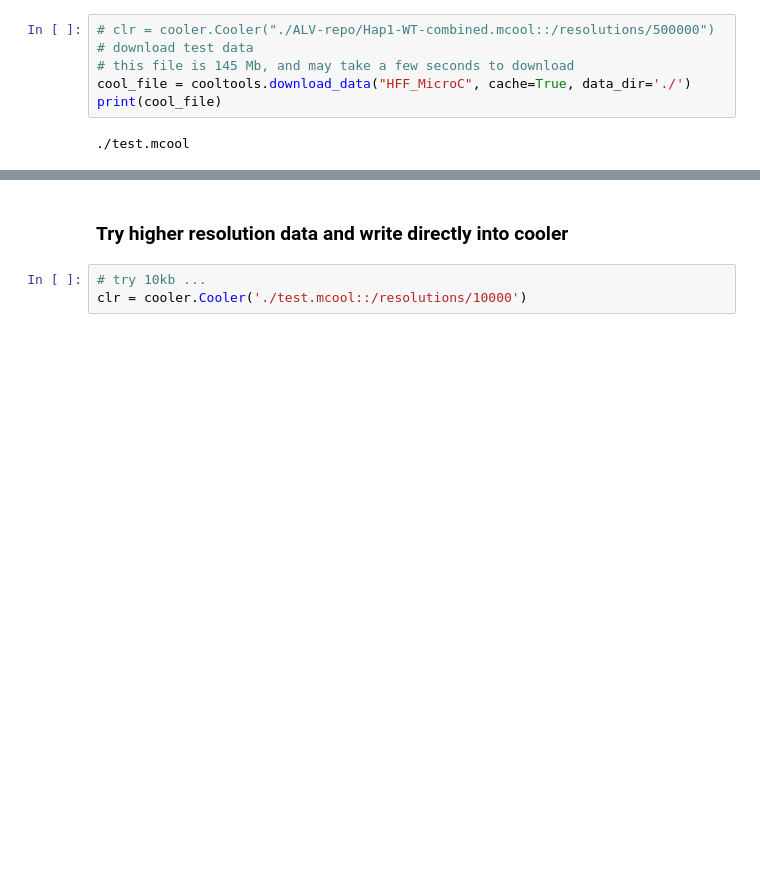
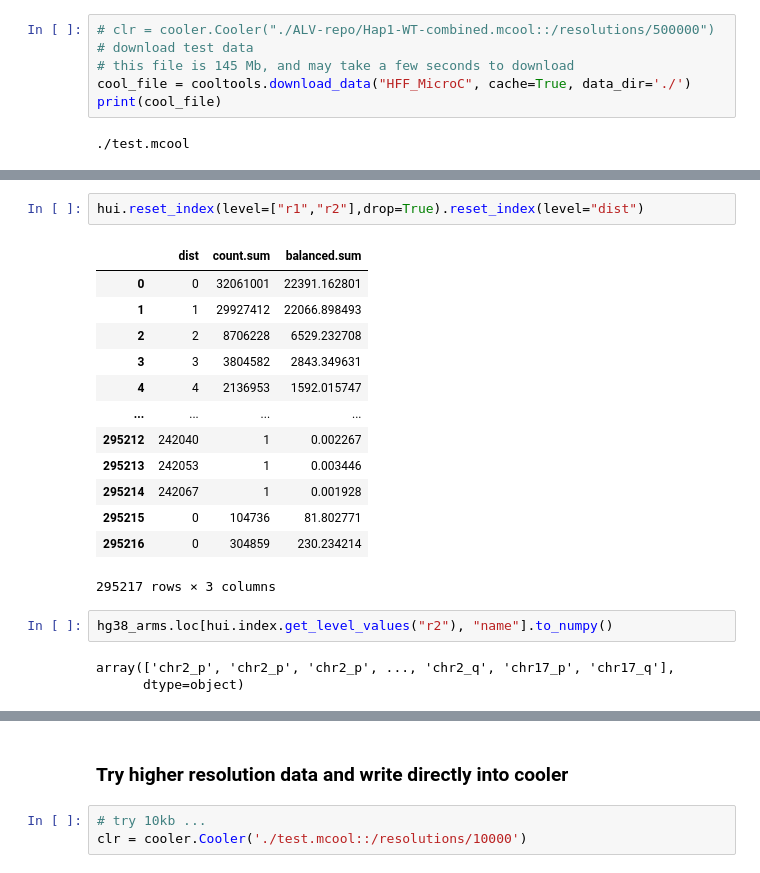
Before and after one commit to open2c/cooltools, a Jupyter notebook: cooltools/sandbox/observed_over_expected_example.ipynb, the cells around one changed output, grey strips where cells are left out. Drawn from its saved outputs; the diff is of its cells as text; blank space fills up the shorter version.

```diff
--- a/cooltools/sandbox/observed_over_expected_example.ipynb
+++ b/cooltools/sandbox/observed_over_expected_example.ipynb
@@ -56 +161,22 @@ INFO:root:Done calculating trans expected in 0.532 sec ...
 INFO:root:Returning combined expected DataFrame.
+# %%
+hui.reset_index(level=["r1","r2"],drop=True).reset_index(level="dist")
+# %% [output]
+|  | dist | count.sum | balanced.sum |
+| 0 | 0 | 32061001 | 22391.162801 |
+| 1 | 1 | 29927412 | 22066.898493 |
+| 2 | 2 | 8706228 | 6529.232708 |
+| 3 | 3 | 3804582 | 2843.349631 |
+| 4 | 4 | 2136953 | 1592.015747 |
+| ... | ... | ... | ... |
+| 295212 | 242040 | 1 | 0.002267 |
+| 295213 | 242053 | 1 | 0.003446 |
+| 295214 | 242067 | 1 | 0.001928 |
+| 295215 | 0 | 104736 | 81.802771 |
+| 295216 | 0 | 304859 | 230.234214 |
+295217 rows × 3 columns
+# %%
+hg38_arms.loc[hui.index.get_level_values("r2"), "name"].to_numpy()
+# %% [output]
+array(['chr2_p', 'chr2_p', 'chr2_p', ..., 'chr2_q', 'chr17_p', 'chr17_q'],
+      dtype=object)
```
Also changed, not shown: parts of 22 cells of this notebook, 1 other file.
